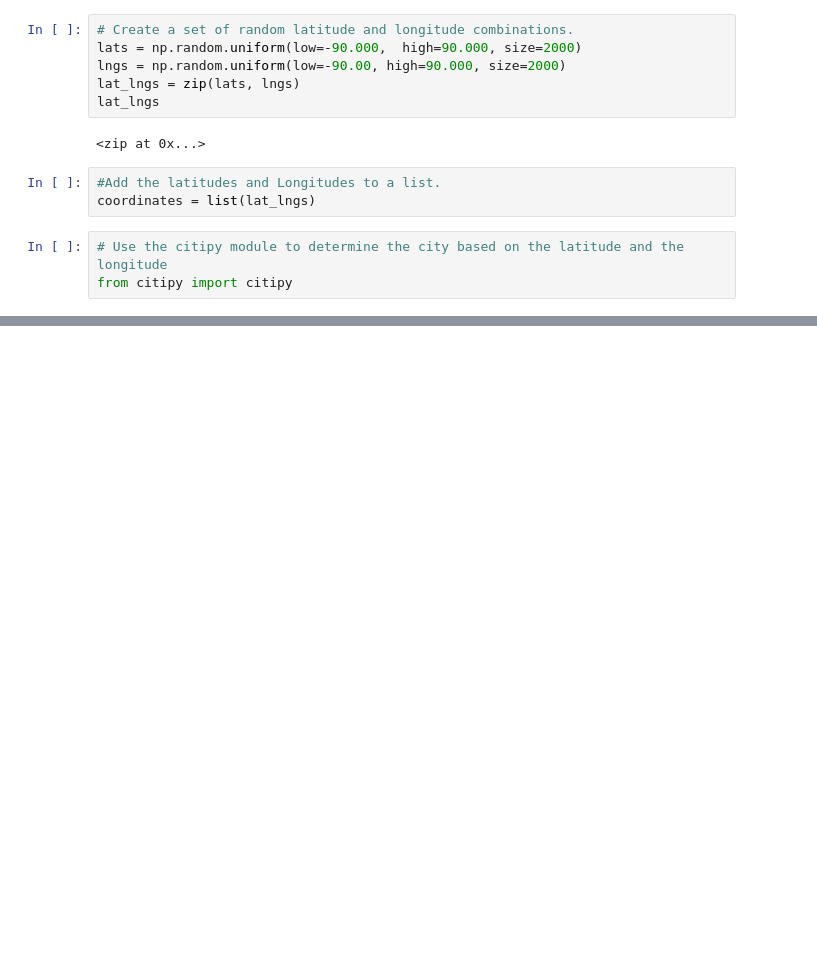
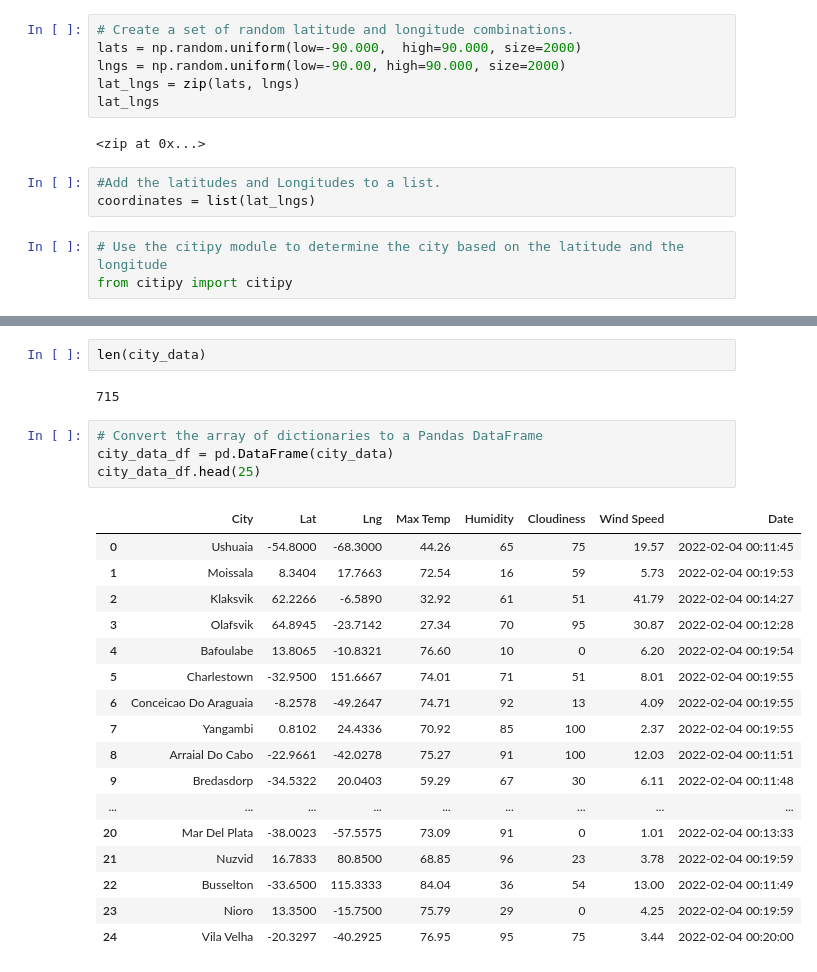
Before and after one commit to FinTechNOLA/World_Weather_Analysis, a Jupyter notebook: Weather_Database/WeatherPy.ipynb, the cells around one changed output, grey strips where cells are left out. Saved outputs shown, nothing was run; the diff lists cells and outputs as text; blank space fills up the shorter version.

```diff
--- a/Weather_Database/WeatherPy.ipynb
+++ b/Weather_Database/WeatherPy.ipynb
@@ -32,0 +125,26 @@ len(cities)
+# %%
+len(city_data)
+# %% [output]
+715
+# %%
+# Convert the array of dictionaries to a Pandas DataFrame
+city_data_df = pd.DataFrame(city_data)
+city_data_df.head(25)
+# %% [output]
+|  | City | Lat | Lng | Max Temp | Humidity | Cloudiness | Wind Speed | Date |
+| 0 | Ushuaia | -54.8000 | -68.3000 | 44.26 | 65 | 75 | 19.57 | 2022-02-04 00:11:45 |
+| 1 | Moissala | 8.3404 | 17.7663 | 72.54 | 16 | 59 | 5.73 | 2022-02-04 00:19:53 |
+| 2 | Klaksvik | 62.2266 | -6.5890 | 32.92 | 61 | 51 | 41.79 | 2022-02-04 00:14:27 |
+| 3 | Olafsvik | 64.8945 | -23.7142 | 27.34 | 70 | 95 | 30.87 | 2022-02-04 00:12:28 |
+| 4 | Bafoulabe | 13.8065 | -10.8321 | 76.60 | 10 | 0 | 6.20 | 2022-02-04 00:19:54 |
+| 5 | Charlestown | -32.9500 | 151.6667 | 74.01 | 71 | 51 | 8.01 | 2022-02-04 00:19:55 |
+| 6 | Conceicao Do Araguaia | -8.2578 | -49.2647 | 74.71 | 92 | 13 | 4.09 | 2022-02-04 00:19:55 |
+| 7 | Yangambi | 0.8102 | 24.4336 | 70.92 | 85 | 100 | 2.37 | 2022-02-04 00:19:55 |
+| 8 | Arraial Do Cabo | -22.9661 | -42.0278 | 75.27 | 91 | 100 | 12.03 | 2022-02-04 00:11:51 |
+| 9 | Bredasdorp | -34.5322 | 20.0403 | 59.29 | 67 | 30 | 6.11 | 2022-02-04 00:11:48 |
+| ... | ... | ... | ... | ... | ... | ... | ... | ... |
+| 20 | Mar Del Plata | -38.0023 | -57.5575 | 73.09 | 91 | 0 | 1.01 | 2022-02-04 00:13:33 |
+| 21 | Nuzvid | 16.7833 | 80.8500 | 68.85 | 96 | 23 | 3.78 | 2022-02-04 00:19:59 |
+| 22 | Busselton | -33.6500 | 115.3333 | 84.04 | 36 | 54 | 13.00 | 2022-02-04 00:11:49 |
+| 23 | Nioro | 13.3500 | -15.7500 | 75.79 | 29 | 0 | 4.25 | 2022-02-04 00:19:59 |
+| 24 | Vila Velha | -20.3297 | -40.2925 | 76.95 | 95 | 75 | 3.44 | 2022-02-04 00:20:00 |
```
Also changed, not shown: parts of 2 cells of this notebook, 1 other file.
